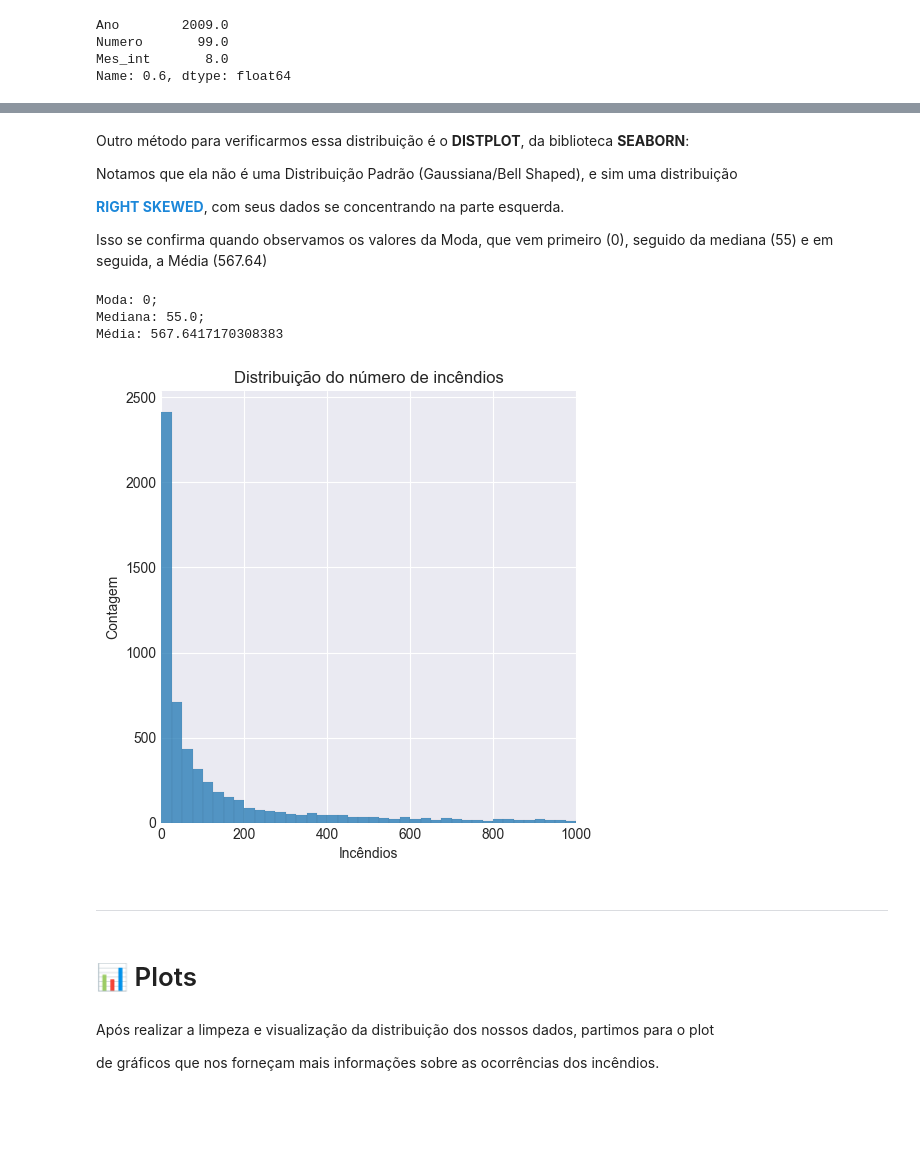
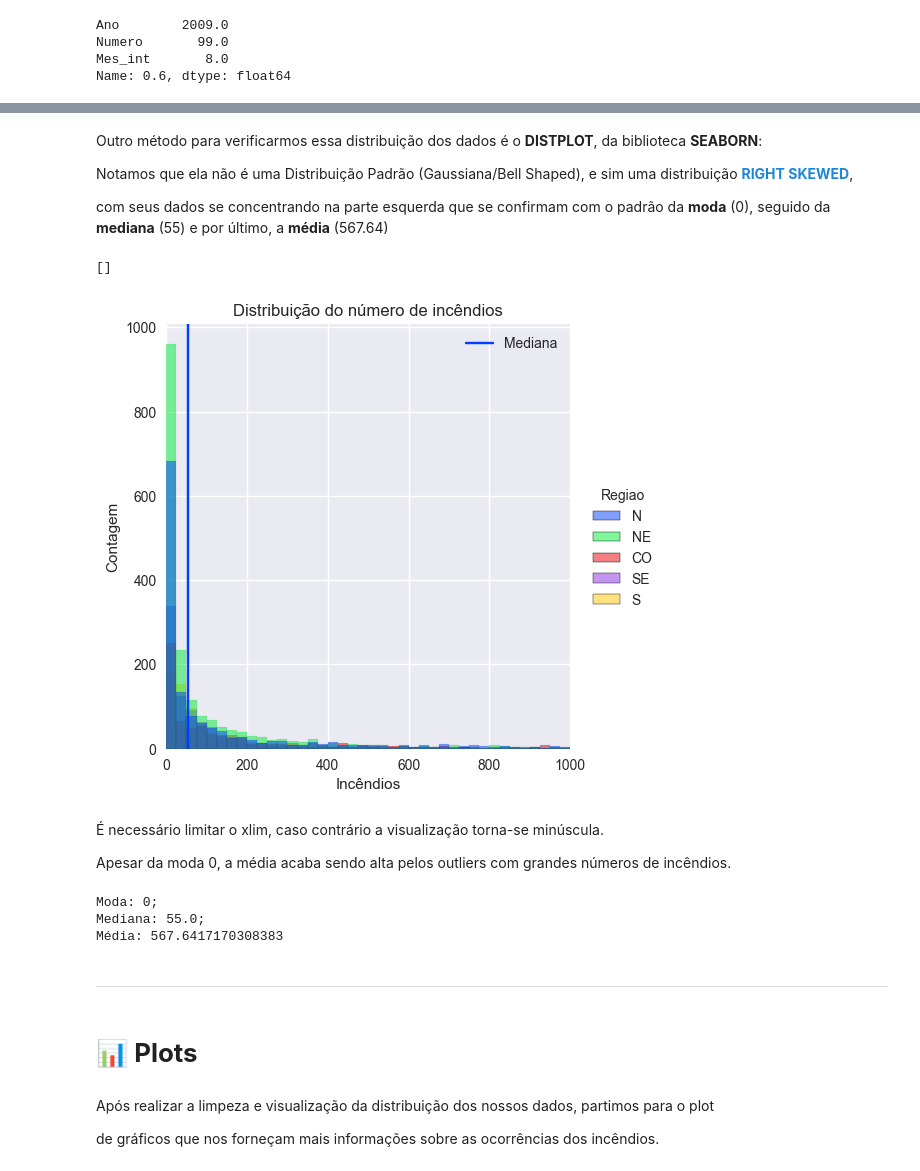
Before and after one commit to pedrorcm/Queimadas_Brasil, a Jupyter notebook: extenso.ipynb, the cells around one changed output, grey strips where cells are left out. Drawn from its saved outputs; the diff is of its cells as text; code cells hidden in the pictures; blank space fills up the shorter version.

```diff
--- a/extenso.ipynb
+++ b/extenso.ipynb
@@ -37,7 +37,8 @@ data = pd.read_csv('Data/forest_fires.csv', encoding='latin-1')
 # %% [markdown]
 Definindo o estilo visual padrão dos gráficos:
 # %%
-plt.style.use('seaborn-darkgrid')
+plt.style.use('seaborn')
+plt.style.use('seaborn-bright')
 # %% [markdown]
 # 🌎 **Visão geral e Tratamento dos dados iniciais**
 # %% [markdown]
@@ -627,30 +620,39 @@ plt.show()
 # %% [markdown]
-Outro método para verificarmos essa distribuição é o **DISTPLOT**, da biblioteca **SEABORN**:
+Outro método para verificarmos essa distribuição dos dados é o **DISTPLOT**, da biblioteca **SEABORN**:
 
-Notamos que ela não é uma Distribuição Padrão (Gaussiana/Bell Shaped), e sim uma distribuição
+Notamos que ela não é uma Distribuição Padrão (Gaussiana/Bell Shaped), e sim uma distribuição <b style="color:#1c87d9">**RIGHT SKEWED**</b>,
 
-<b style="color:#1c87d9">**RIGHT SKEWED**</b>, com seus dados se concentrando na parte esquerda.
-
-Isso se confirma quando observamos os valores da Moda, que vem primeiro (0), seguido da mediana (55) e em seguida, a Média (567.64)
+com seus dados se concentrando na parte esquerda que se confirmam com o padrão da **moda** (0), seguido da **mediana** (55) e por último, a **média** (567.64)
 # %%
-sns.displot(dados_originais, x='Numero', binwidth=25)
+sns.displot(dados_originais, x='Numero', binwidth=25, hue='Regiao')
+
 plt.xlim(0,1000)
+
 plt.ylabel('Contagem')
 plt.xlabel('Incêndios')
 plt.title('Distribuição do número de incêndios')
 
+plt.axvline(x=dados_originais.Numero.median(), label='Mediana')
+
+plt.legend()
 plt.plot()
-
-print(f'Moda: {dados_originais.Numero.mode()[0]};\nMediana: {dados_originais.Numero.median()};\nMédia: {dados_originais.Numero.mean()}')
 # %% [output]
-Moda: 0;
-Mediana: 55.0;
-Média: 567.6417170308383
+[]
-[figure, old version]
+[figure, new version]
+# %% [markdown]
+É necessário limitar o xlim, caso contrário a visualização torna-se minúscula.
+
+Apesar da moda 0, a média acaba sendo alta pelos outliers com grandes números de incêndios.
+# %%
+print(f'Moda: {dados_originais.Numero.mode()[0]};\nMediana: {dados_originais.Numero.median()};\nMédia: {dados_originais.Numero.mean()}')
+# %% [output]
+Moda: 0;
+Mediana: 55.0;
+Média: 567.6417170308383
 # %% [markdown]
 ____________
 # %% [markdown]
-# 📊 Plots
+# **📊 Plots**
 # %% [markdown]
 Após realizar a limpeza e visualização da distribuição dos nossos dados, partimos para o plot
 
```
Also changed, not shown: parts of 37 cells of this notebook.
